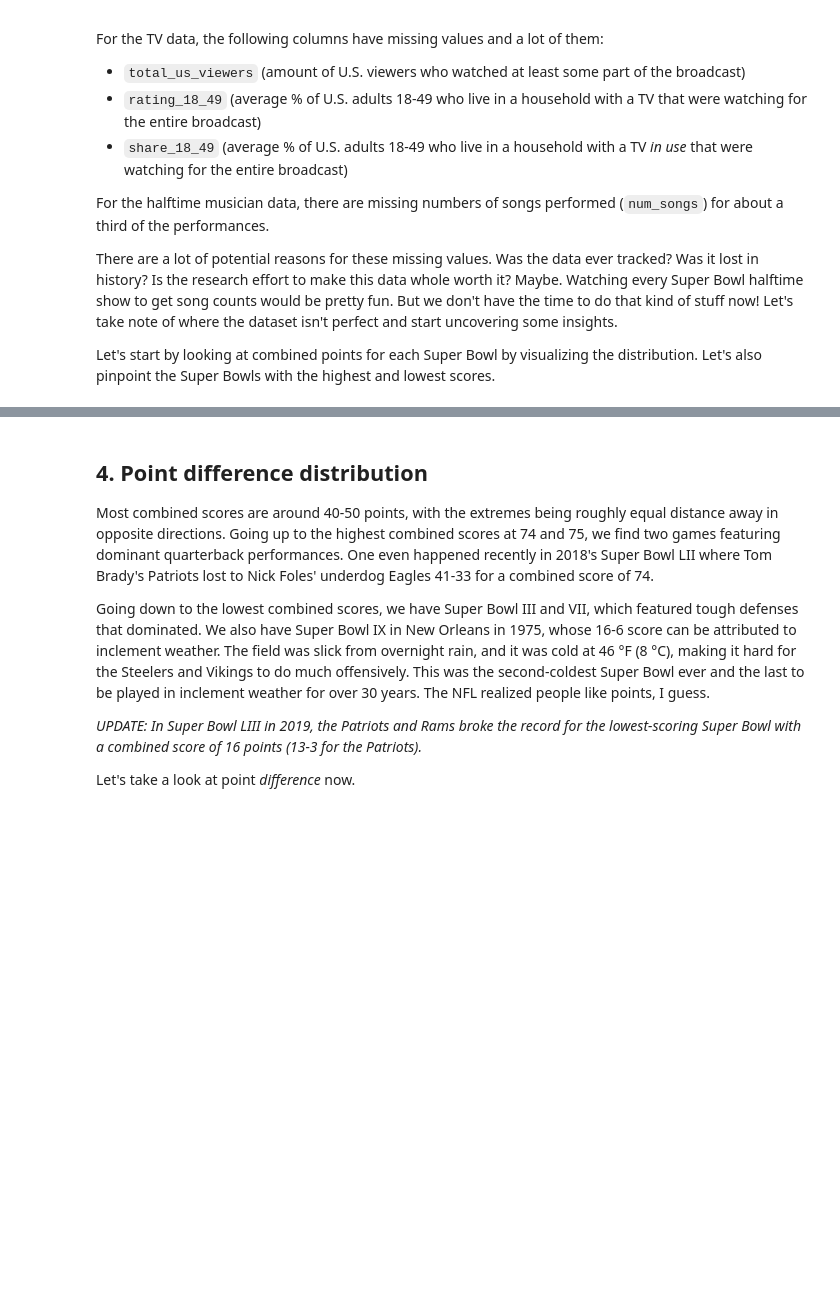
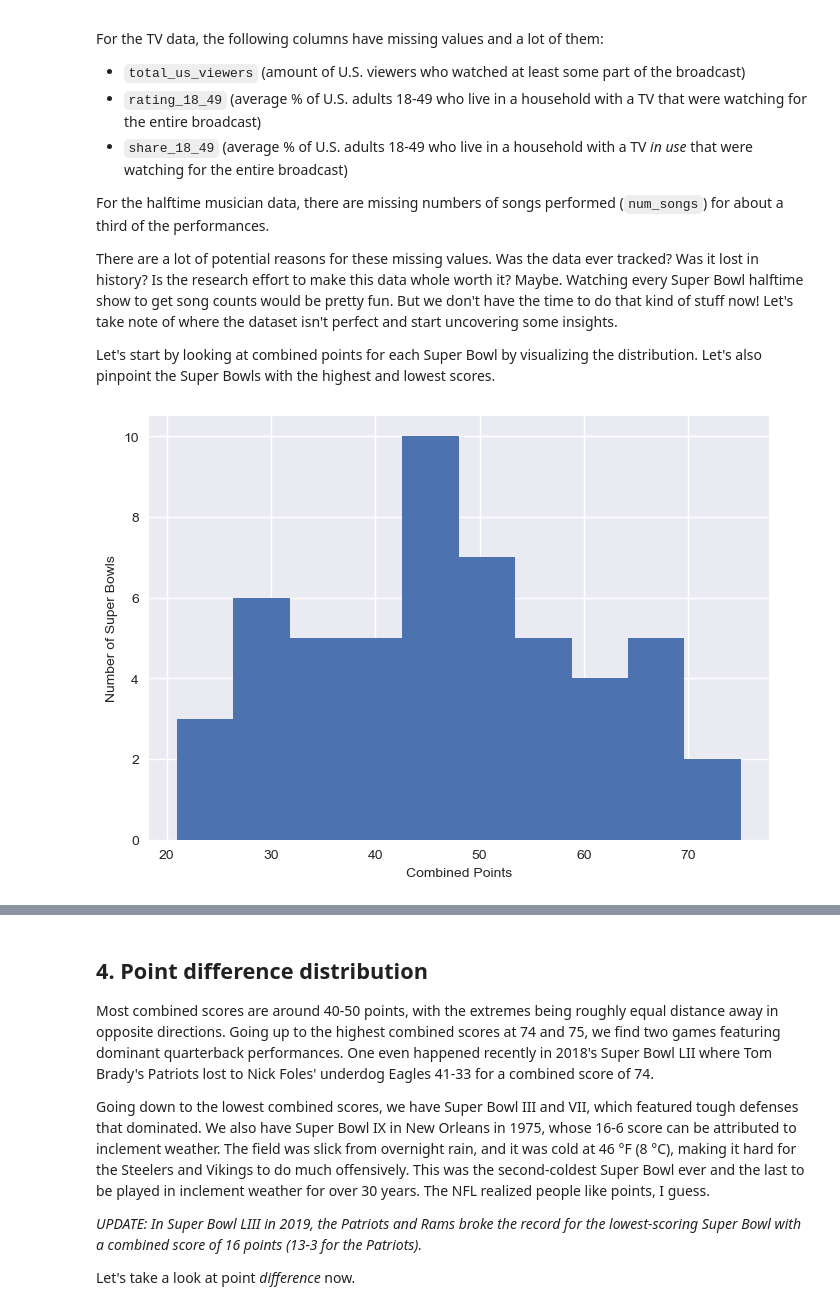
Before and after one commit to JeremyTallant/analyzing_tv, a Jupyter notebook: superbowl.ipynb, the cells around one changed output, grey strips where cells are left out. Drawn from its saved outputs; the diff is of its cells as text; code cells hidden in the pictures; blank space fills up the shorter version.

Commit message:
created a histogram of combine_pts column

```diff
--- a/superbowl.ipynb
+++ b/superbowl.ipynb
@@ -86,16 +86,18 @@ memory usage: 3.3+ KB
 <p>Let's start by looking at combined points for each Super Bowl by visualizing the distribution. Let's also pinpoint the Super Bowls with the highest and lowest scores.</p>
 # %%
 # Import matplotlib and set plotting style
-from ... import ... as ...
+from matplotlib import pyplot as plt
 %matplotlib inline
 plt.style.use('seaborn')
 
 # Plot a histogram of combined points
-# ... YOUR CODE FOR TASK 3 ...
+plt.hist(super_bowls['combined_pts'])
 plt.xlabel('Combined Points')
 plt.ylabel('Number of Super Bowls')
 plt.show()
 
 # Display the Super Bowls with the highest and lowest combined scores
 display(super_bowls[super_bowls['combined_pts'] > 70])
-display(super_bowls[... < ...])
+display(super_bowls[super_bowls['combined_pts'] < 25])
+# %% [output]
+[figure, added]
```
Also changed, not shown: parts of 1 cell of this notebook.
